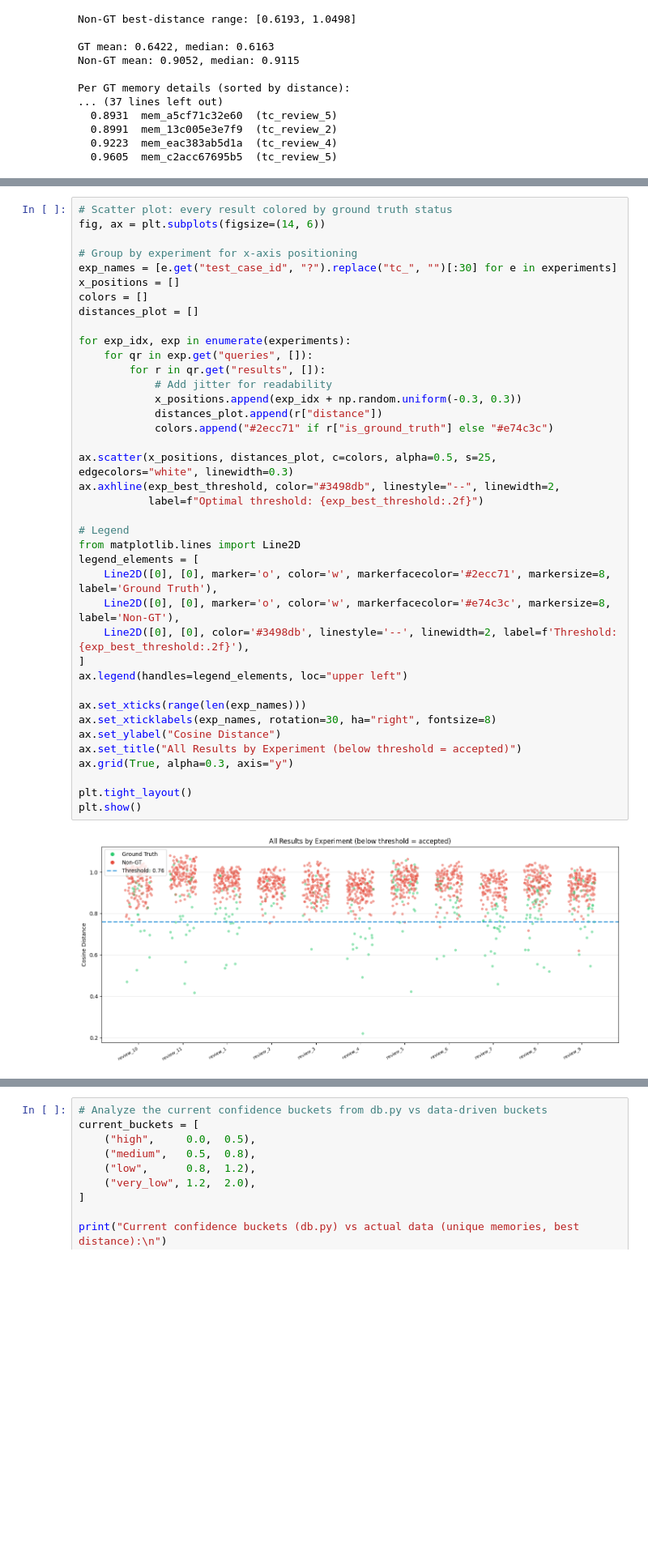
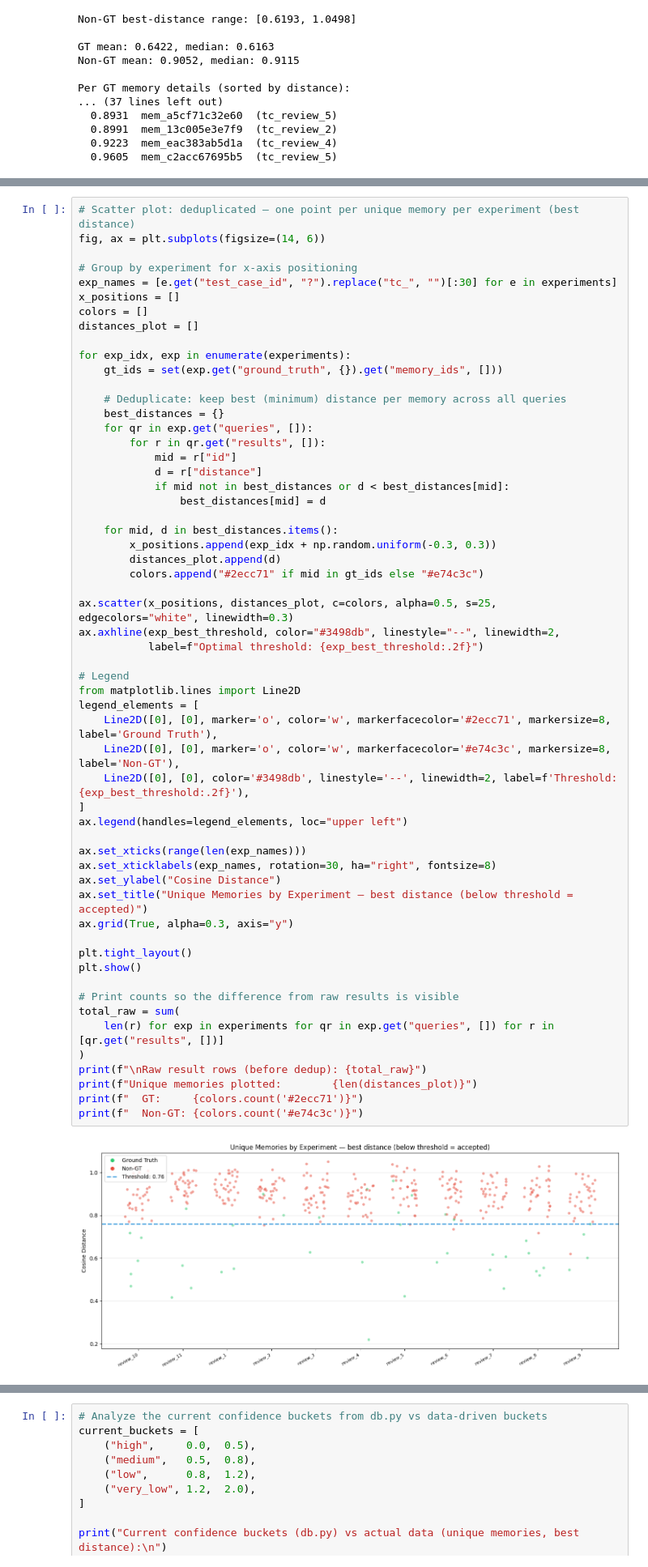
Before and after one commit to KamilMarzynski/crm-memory-retrieval-research, a Jupyter notebook: notebooks/phase1_threshold_analysis.ipynb, the cells around one changed output, grey strips where cells are left out. Shown at 81% size. Drawn from its saved outputs; the diff is of its cells as text; blank space fills up the shorter version.

```diff
--- a/notebooks/phase1_threshold_analysis.ipynb
+++ b/notebooks/phase1_threshold_analysis.ipynb
@@ -325,41 +366,59 @@ print(f"{'AVERAGE MRR':<55} {'':>7} {'':>7} {'':>7} {np.mean(per_exp_mrrs):>7.3f
 # %%
-# Scatter plot: every result colored by ground truth status
+# Scatter plot: deduplicated — one point per unique memory per experiment (best distance)
 fig, ax = plt.subplots(figsize=(14, 6))
 
 # Group by experiment for x-axis positioning
 exp_names = [e.get("test_case_id", "?").replace("tc_", "")[:30] for e in experiments]
 x_positions = []
 colors = []
 distances_plot = []
 
 for exp_idx, exp in enumerate(experiments):
+    gt_ids = set(exp.get("ground_truth", {}).get("memory_ids", []))
+
+    # Deduplicate: keep best (minimum) distance per memory across all queries
+    best_distances = {}
     for qr in exp.get("queries", []):
         for r in qr.get("results", []):
-            # Add jitter for readability
-            x_positions.append(exp_idx + np.random.uniform(-0.3, 0.3))
-            distances_plot.append(r["distance"])
-            colors.append("#2ecc71" if r["is_ground_truth"] else "#e74c3c")
+            mid = r["id"]
+            d = r["distance"]
+            if mid not in best_distances or d < best_distances[mid]:
+                best_distances[mid] = d
+
+    for mid, d in best_distances.items():
+        x_positions.append(exp_idx + np.random.uniform(-0.3, 0.3))
+        distances_plot.append(d)
+        colors.append("#2ecc71" if mid in gt_ids else "#e74c3c")
 
 ax.scatter(x_positions, distances_plot, c=colors, alpha=0.5, s=25, edgecolors="white", linewidth=0.3)
 ax.axhline(exp_best_threshold, color="#3498db", linestyle="--", linewidth=2,
            label=f"Optimal threshold: {exp_best_threshold:.2f}")
 
 # Legend
 from matplotlib.lines import Line2D
 legend_elements = [
     Line2D([0], [0], marker='o', color='w', markerfacecolor='#2ecc71', markersize=8, label='Ground Truth'),
     Line2D([0], [0], marker='o', color='w', markerfacecolor='#e74c3c', markersize=8, label='Non-GT'),
     Line2D([0], [0], color='#3498db', linestyle='--', linewidth=2, label=f'Threshold: {exp_best_threshold:.2f}'),
 ]
 ax.legend(handles=legend_elements, loc="upper left")
 
 ax.set_xticks(range(len(exp_names)))
 ax.set_xticklabels(exp_names, rotation=30, ha="right", fontsize=8)
 ax.set_ylabel("Cosine Distance")
-ax.set_title("All Results by Experiment (below threshold = accepted)")
+ax.set_title("Unique Memories by Experiment — best distance (below threshold = accepted)")
 ax.grid(True, alpha=0.3, axis="y")
 
 plt.tight_layout()
 plt.show()
+
+# Print counts so the difference from raw results is visible
+total_raw = sum(
+    len(r) for exp in experiments for qr in exp.get("queries", []) for r in [qr.get("results", [])]
+)
+print(f"\nRaw result rows (before dedup): {total_raw}")
+print(f"Unique memories plotted:        {len(distances_plot)}")
+print(f"  GT:     {colors.count('#2ecc71')}")
+print(f"  Non-GT: {colors.count('#e74c3c')}")
 # %% [output]
-[figure, old version]
+[figure, new version]
```
Also changed, not shown: parts of 5 cells of this notebook, 1 other file.
